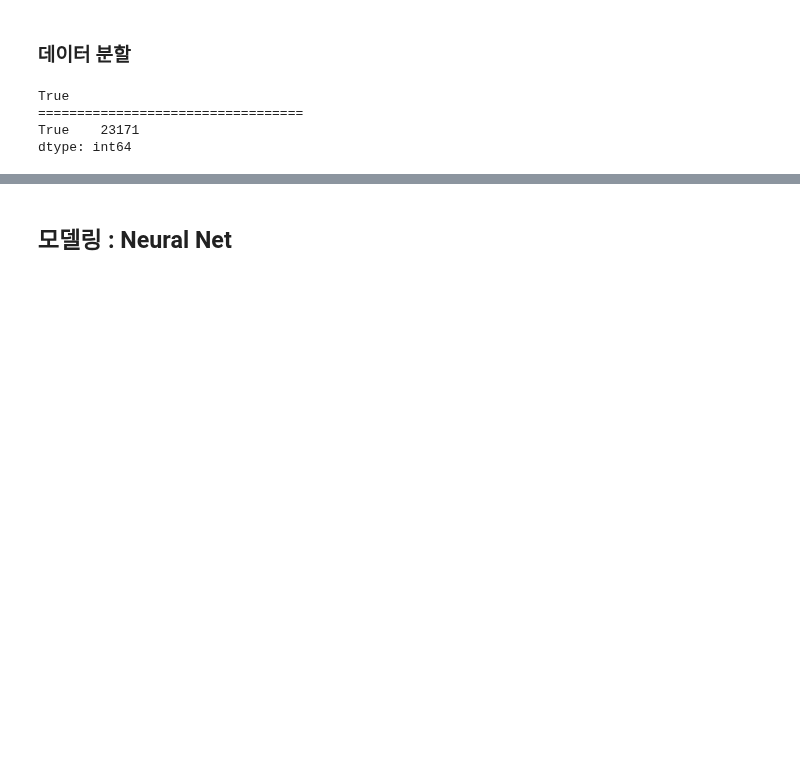
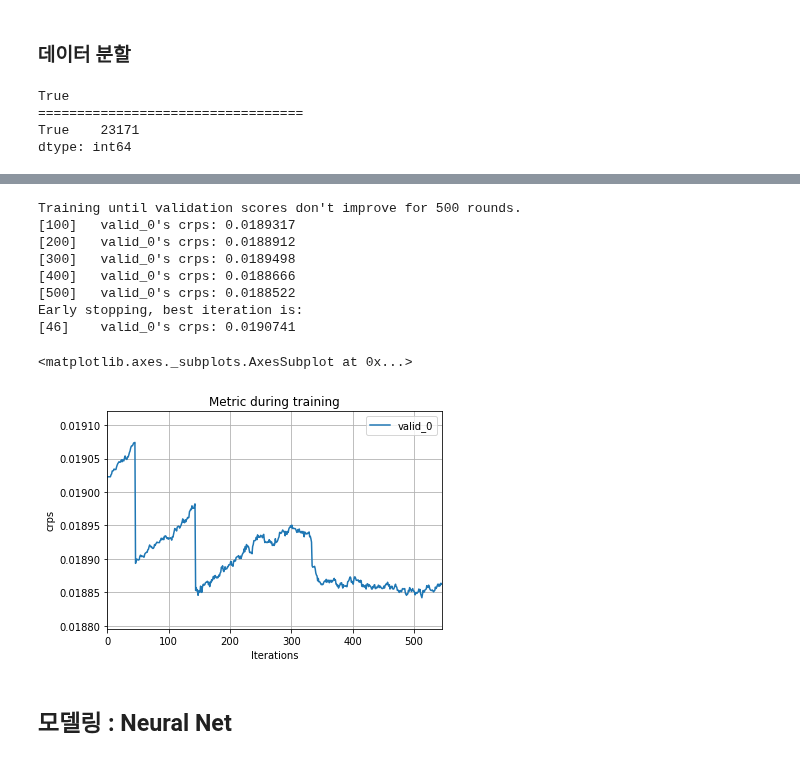
Before and after one commit to neverland251/MainProject, a Jupyter notebook: Project/DataMining/NFL yard/NFL.ipynb, the cells around one changed output, grey strips where cells are left out. Cells and saved outputs as stored; diff of their text form; code cells hidden in the pictures; blank space fills up the shorter version.

```diff
--- a/Project/DataMining/NFL yard/NFL.ipynb
+++ b/Project/DataMining/NFL yard/NFL.ipynb
@@ -1184,6 +1180,7 @@ True
 True    23171
 dtype: int64
 # %%
-X_train, y_train, X_test, y_test = train_test_split(x,y,test_size = 0.3)
+X_train, X_valid, y_train, y_valid = train_test_split(x,y,test_size = 0.3)
 lgb_train = lgb.Dataset(X_train, y_train)
+lgb_valid = lgb.Dataset(X_valid,y_valid)
 # %% [markdown]
@@ -1199,6 +1194,14 @@ def manual_scoring(preds, dtrain):
     return 'f1_score', f_score, True
 
 evals_result = {}
+# %%
+# NFL 전용의 스코어링 함수를 정의해준다.
+
+def scoring_for_NFL(preds,dtrain):
+    labels = dtrain.get_label()
+    preds = preds.round()
+    crps = sum(abs(labels - preds))/(199*len(labels))
+    return "crps", crps, True
 # %%
 model4 = lgb.LGBMClassifier(boosting_type = "gbdt",
                             objective = "mutliclass",
@@ -1221,2 +1210,25 @@ grid = GridSearchCV(model4,
+# %%
+# 그리드서치 대상 하이퍼파라미터는
+## (1) 학습률(경사하강법 적용시 이동 가중치)
+## (2) num_leaves 한개의 약분류기당 최대 가지수
+## (3) colsample_bytree : 약분류기당 몇 퍼센트의 변수들을 샘플링할 것인가?
+## (4) sbsample : 전체 샘플 중 샘플링할 축소 샘플의 비율
+## (5) max_bin : LightGBM은 계급값 기반 모델로서, 각 bin을 나누어 값을 그 계급값 안에 담는 형식으로 성능향상을 꾀함
+### - MAX_BIN이 높으면 ; 점수는 올라가나, 과적합 위험이 높아지고 속도가 하락함
+### - MAX_BIN이 낮으면 : 점수는 하락하나, 좀 더 일반화되고 속도가 상승함
+
+gridParams = {
+    'learning_rate': [0.01, 0.005],
+    'num_leaves': [10,20,30,40],
+    'colsample_bytree' : [0.65, 0.66],
+    'subsample' : [0.7,0.75],
+    'max_bin' : [63,120,255]
+    }
+
+
+grid = GridSearchCV(model4,
+                    gridParams,
+                    verbose = 0,
+                    cv=5,n_jobs=-1)
 # %%
 grid.fit(x,y)
@@ -1223,8 +1247,22 @@ grid.fit(x,y)
+# %%
+params = grid.best_params_
+DataFrame([params]).to_csv("best_params.csv")
 # %%
-model1 = lgb.train(params, lgb_train, num_boost_round=3000,  valid_sets=[lgb_train],
-                  early_stopping_rounds=1000, verbose_eval=100,feval = manual_scoring,evals_result=evals_result)
+model1 = lgb.train(params, lgb_train, num_boost_round=3000, valid_sets=lgb_valid,verbose_eval=100,
+                   early_stopping_rounds = 500, feval = scoring_for_NFL,evals_result=evals_result)
 
 lgb.plot_metric(evals_result)
+# %% [output]
+Training until validation scores don't improve for 500 rounds.
+[100]   valid_0's crps: 0.0189317
+[200]   valid_0's crps: 0.0188912
+[300]   valid_0's crps: 0.0189498
+[400]   valid_0's crps: 0.0188666
+[500]   valid_0's crps: 0.0188522
+Early stopping, best iteration is:
+[46]    valid_0's crps: 0.0190741
+<matplotlib.axes._subplots.AxesSubplot at 0x...>
+[figure, added]
 # %% [markdown]
 ## 모델링 : Neural Net
 # %% [markdown]
```
Also changed, not shown: parts of 13 cells of this notebook.
